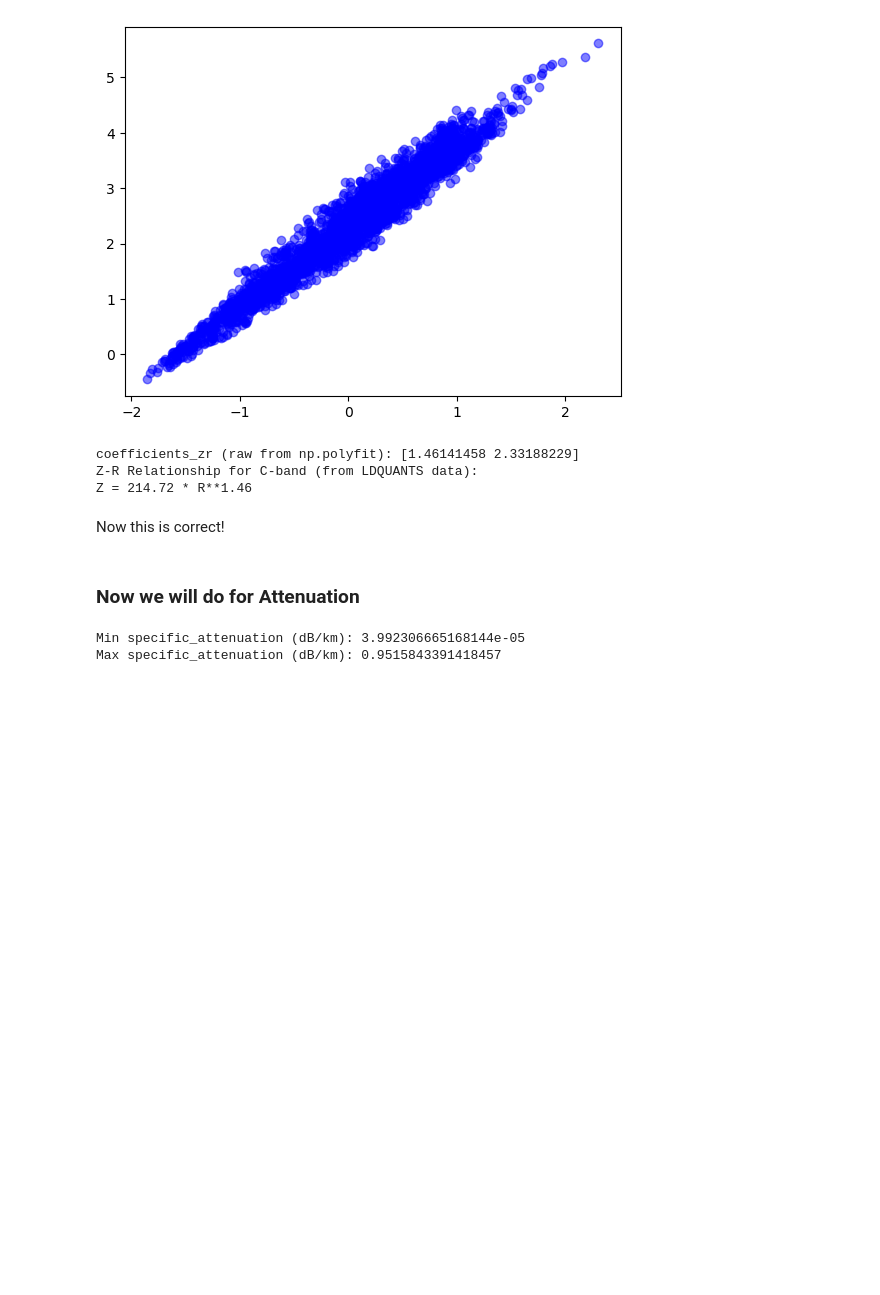
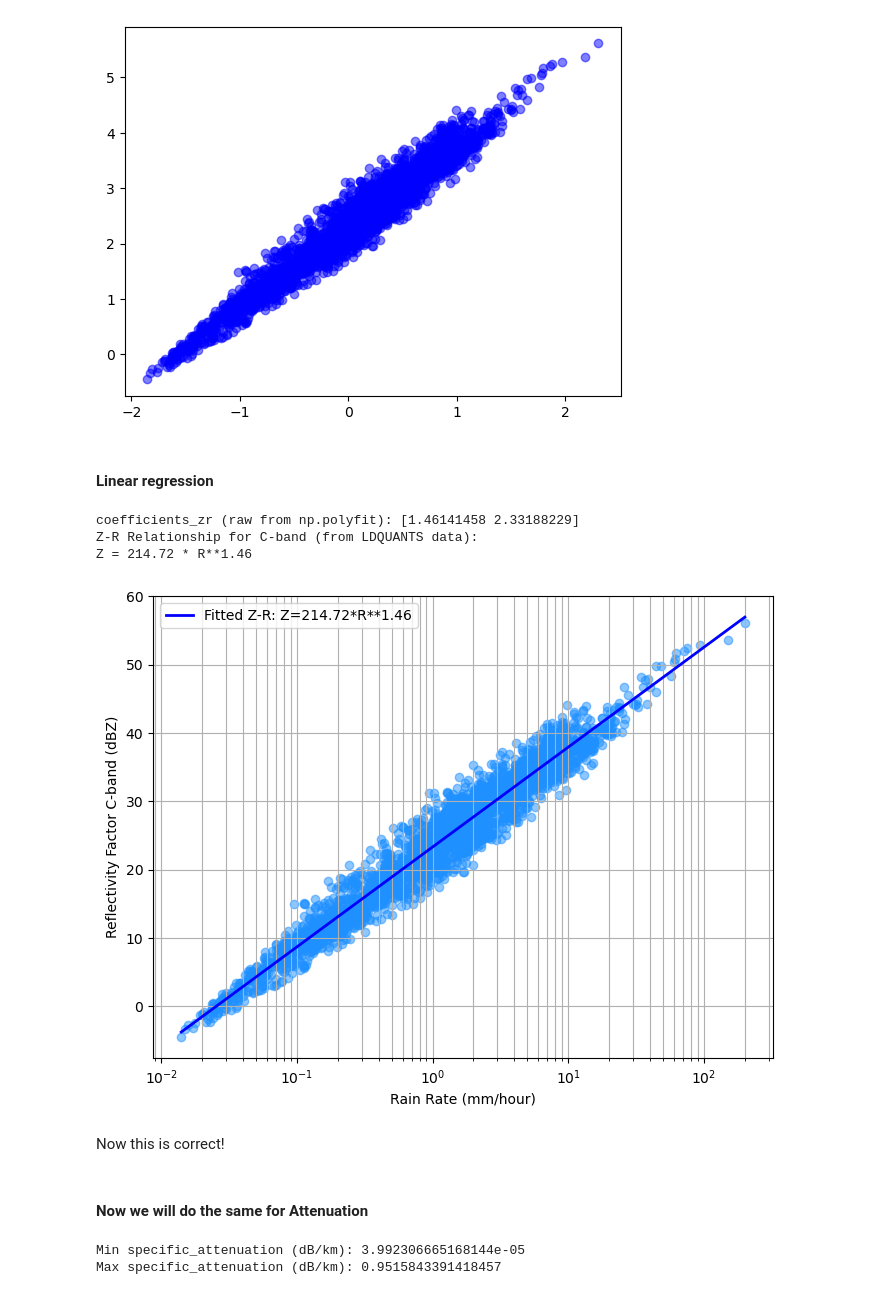
Before and after one commit to ARM-Development/bnf-radar-examples, a Jupyter notebook: notebooks/ldquants_analysis.ipynb, the cells around one changed output. Saved outputs shown, nothing was run; the diff lists cells and outputs as text; code cells hidden in the pictures; blank space fills up the shorter version.

```diff
--- a/notebooks/ldquants_analysis.ipynb
+++ b/notebooks/ldquants_analysis.ipynb
@@ -138,6 +149,8 @@ plt.plot(log_R, log_Z, 'o', color='blue', alpha=0.5)
 # %% [output]
 [<matplotlib.lines.Line2D at 0x...>]
 [figure]
+# %% [markdown]
+#### Linear regression
 # %%
 coefficients_zr = np.polyfit(log_R, log_Z, 1) # Linear fit: log(Z) = b*log(R) + log(a)
 print(f"coefficients_zr (raw from np.polyfit): {coefficients_zr}")
@@ -151,10 +164,29 @@ print(f"Z = {a_coefficient:.2f} * R**{b_coefficient:.2f}") # Z = a * R^b
 coefficients_zr (raw from np.polyfit): [1.46141458 2.33188229]
 Z-R Relationship for C-band (from LDQUANTS data):
 Z = 214.72 * R**1.46
+# %%
+plt.figure(figsize=(8, 6))
+plt.scatter(rain_rate, reflectivity_dbz, alpha=0.5, color='dodgerblue')
+plt.xlabel('Rain Rate (mm/hour)')
+plt.ylabel('Reflectivity Factor C-band (dBZ)')
+plt.xscale('log') # Logarithmic scale for rain rate
+plt.yscale('linear')
+plt.grid(True, which="both", ls="-")
+
+# Add the fitted Z-R line
+rain_rate_line = np.logspace(np.log10(min(rain_rate)), np.log10(max(rain_rate)), 100)
+Z_linear_line = a_coefficient * (rain_rate_line**b_coefficient)
+reflectivity_dbz_line = 10 * np.log10(Z_linear_line)
+plt.plot(rain_rate_line, reflectivity_dbz_line, color='blue', linewidth=2, label=f'Fitted Z-R: Z={a_coefficient:.2f}*R**{b_coefficient:.2f}')
+
+plt.legend()
+plt.show()
+# %% [output]
+[figure, added]
 # %% [markdown]
 Now this is correct!
 # %% [markdown]
-### Now we will do for Attenuation
+#### Now we will do the same for Attenuation
 # %%
 rain_rate = ds['rain_rate'].values
 specific_attenuation = ds['specific_attenuation_cband20c'].values
```
Also changed, not shown: parts of 5 cells of this notebook.
